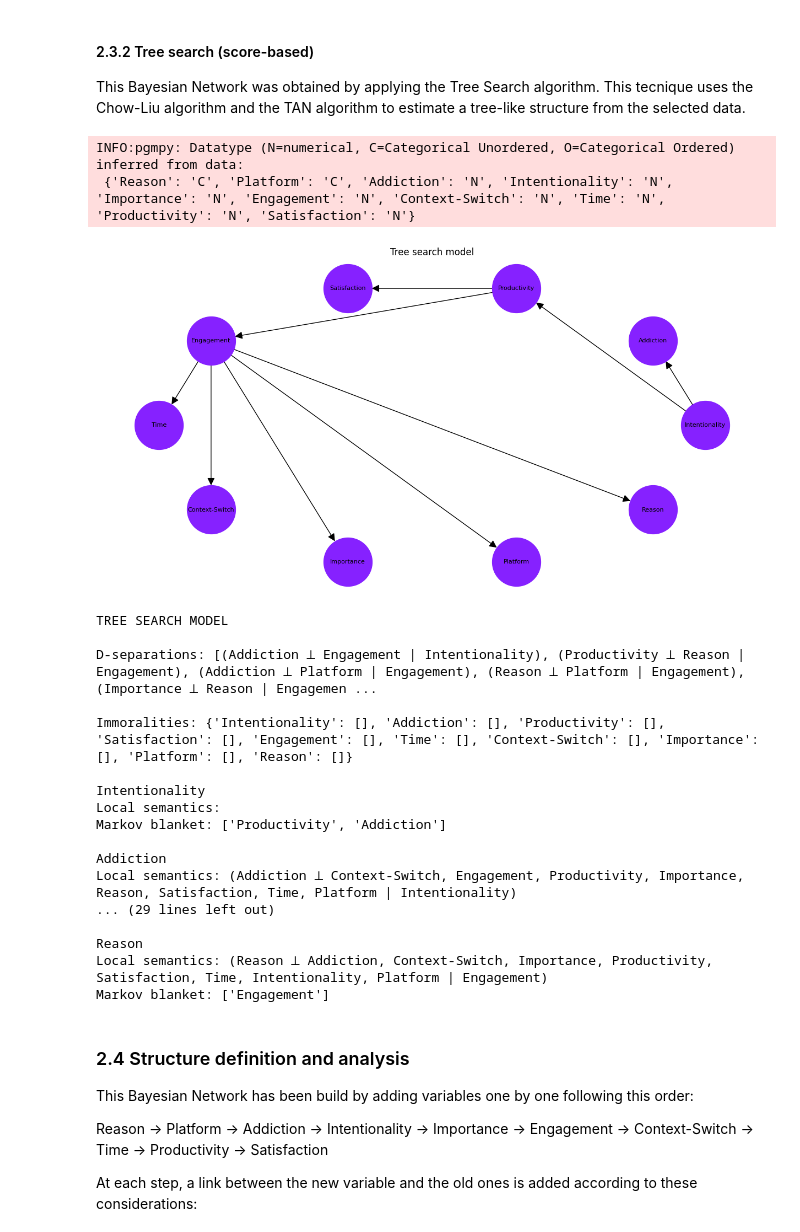
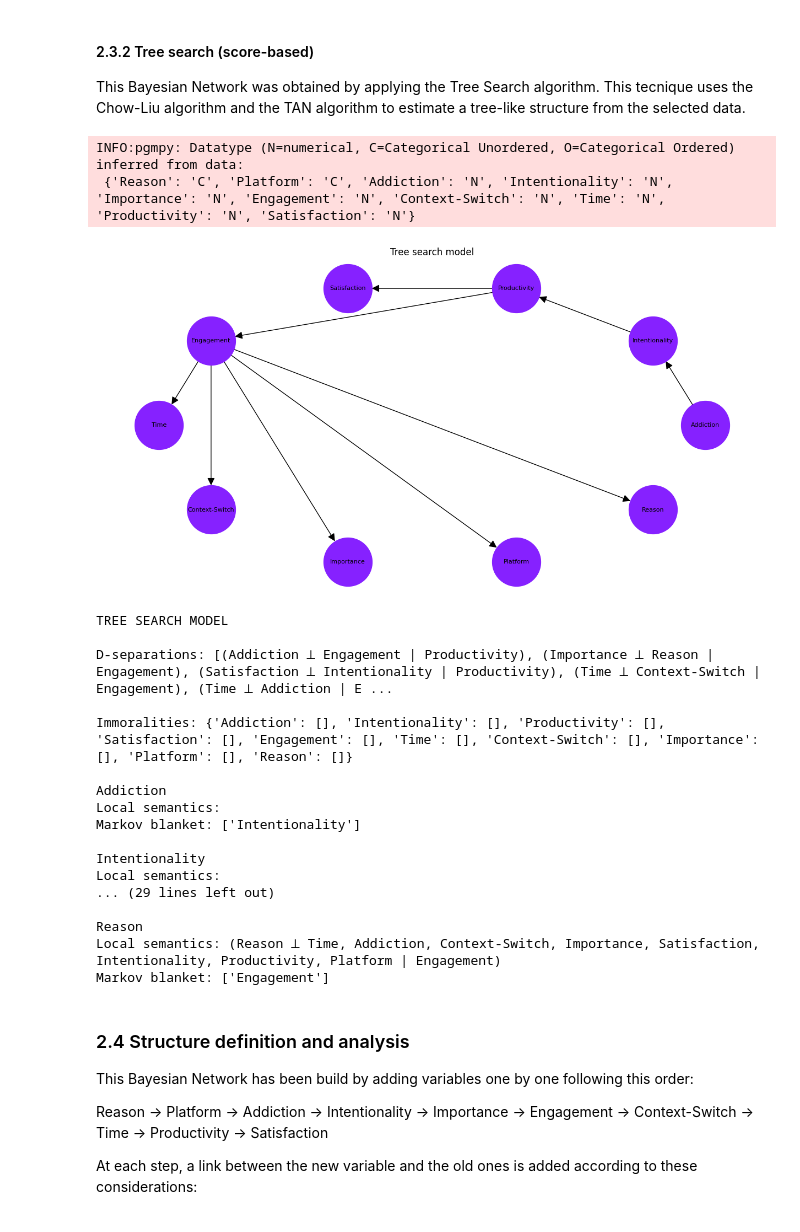
Before and after one commit to Jtries/socialMediaBayes, a Jupyter notebook: social_media_bayes.ipynb, the cells around one changed output. Saved outputs shown, nothing was run; the diff lists cells and outputs as text; code cells hidden in the pictures.

```diff
--- a/social_media_bayes.ipynb
+++ b/social_media_bayes.ipynb
@@ -171,32 +185,32 @@ Markov blanket: []
 #### 2.3.2 Tree search (score-based)
 This Bayesian Network was obtained by applying the Tree Search algorithm. This tecnique uses the Chow-Liu algorithm and the TAN algorithm to estimate a tree-like structure from the selected data.
 # %%
-ts_estimator = TreeSearch(selected_data, root_node='Intentionality')
+ts_estimator = TreeSearch(selected_data, root_node='Addiction')
 ts_model = ts_estimator.estimate(show_progress=False)
 visualize_model(model=ts_model, title="Tree search model")
 # %% [output]
 INFO:pgmpy: Datatype (N=numerical, C=Categorical Unordered, O=Categorical Ordered) inferred from data:
  {'Reason': 'C', 'Platform': 'C', 'Addiction': 'N', 'Intentionality': 'N', 'Importance': 'N', 'Engagement': 'N', 'Context-Switch': 'N', 'Time': 'N', 'Productivity': 'N', 'Satisfaction': 'N'}
-[figure, old version]
+[figure, new version]
 # %%
 analyze_model(model=ts_model, model_name="Tree search model")
 # %% [output]
 TREE SEARCH MODEL
 
-D-separations: [(Addiction ⟂ Engagement | Intentionality), (Productivity ⟂ Reason | Engagement), (Addiction ⟂ Platform | Engagement), (Reason ⟂ Platform | Engagement), (Importance ⟂ Reason | Engagemen ...
+D-separations: [(Addiction ⟂ Engagement | Productivity), (Importance ⟂ Reason | Engagement), (Satisfaction ⟂ Intentionality | Productivity), (Time ⟂ Context-Switch | Engagement), (Time ⟂ Addiction | E ...
 
-Immoralities: {'Intentionality': [], 'Addiction': [], 'Productivity': [], 'Satisfaction': [], 'Engagement': [], 'Time': [], 'Context-Switch': [], 'Importance': [], 'Platform': [], 'Reason': []}
+Immoralities: {'Addiction': [], 'Intentionality': [], 'Productivity': [], 'Satisfaction': [], 'Engagement': [], 'Time': [], 'Context-Switch': [], 'Importance': [], 'Platform': [], 'Reason': []}
+
+Addiction
+Local semantics:
+Markov blanket: ['Intentionality']
 
 Intentionality
 Local semantics:
-Markov blanket: ['Productivity', 'Addiction']
-
-Addiction
-Local semantics: (Addiction ⟂ Context-Switch, Engagement, Productivity, Importance, Reason, Satisfaction, Time, Platform | Intentionality)
 ... (29 lines left out)
 
 Reason
-Local semantics: (Reason ⟂ Addiction, Context-Switch, Importance, Productivity, Satisfaction, Time, Intentionality, Platform | Engagement)
+Local semantics: (Reason ⟂ Time, Addiction, Context-Switch, Importance, Satisfaction, Intentionality, Productivity, Platform | Engagement)
 Markov blanket: ['Engagement']
 # %% [markdown]
 ### 2.4 Structure definition and analysis
```
Also changed, not shown: parts of 26 cells of this notebook.
